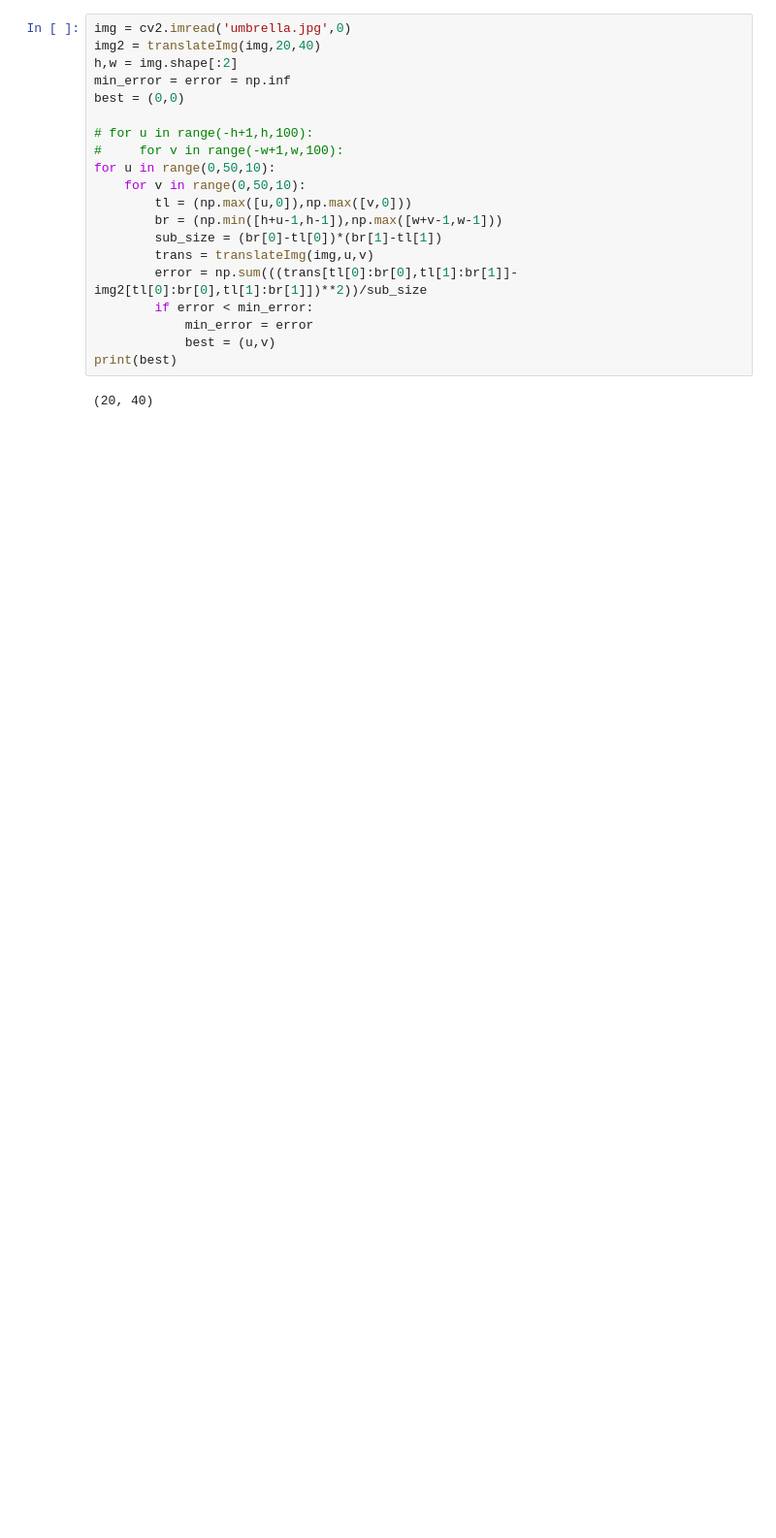
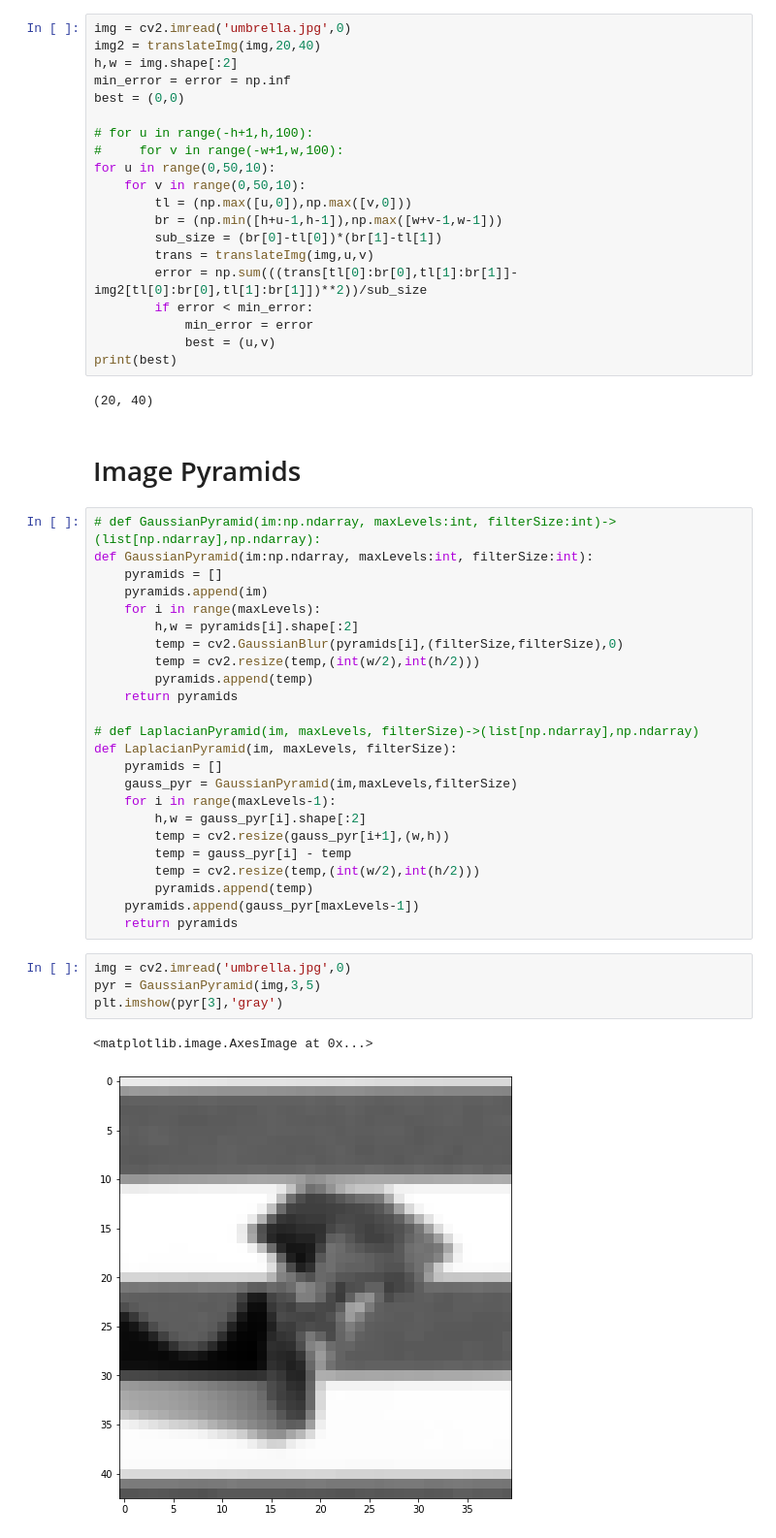
Before and after one commit to JosephGolubchik/cv_e3, a Jupyter notebook: cv_ex3.ipynb, the cells around one changed output. Shown at 97% size. Drawn from its saved outputs; the diff is of its cells as text; blank space fills up the shorter version.

```diff
--- a/cv_ex3.ipynb
+++ b/cv_ex3.ipynb
@@ -129,3 +131,36 @@ for u in range(0,50,10):
 print(best)
 # %% [output]
 (20, 40)
+# %% [markdown]
+# Image Pyramids
+# %%
+# def GaussianPyramid(im:np.ndarray, maxLevels:int, filterSize:int)->(list[np.ndarray],np.ndarray):
+def GaussianPyramid(im:np.ndarray, maxLevels:int, filterSize:int):
+    pyramids = []
+    pyramids.append(im)
+    for i in range(maxLevels):
+        h,w = pyramids[i].shape[:2]
+        temp = cv2.GaussianBlur(pyramids[i],(filterSize,filterSize),0)
+        temp = cv2.resize(temp,(int(w/2),int(h/2)))
+        pyramids.append(temp)
+    return pyramids
+
+# def LaplacianPyramid(im, maxLevels, filterSize)->(list[np.ndarray],np.ndarray)
+def LaplacianPyramid(im, maxLevels, filterSize):
+    pyramids = []
+    gauss_pyr = GaussianPyramid(im,maxLevels,filterSize)
+    for i in range(maxLevels-1):
+        h,w = gauss_pyr[i].shape[:2]
+        temp = cv2.resize(gauss_pyr[i+1],(w,h))
+        temp = gauss_pyr[i] - temp
+        temp = cv2.resize(temp,(int(w/2),int(h/2)))
+        pyramids.append(temp)
+    pyramids.append(gauss_pyr[maxLevels-1])
+    return pyramids
+# %%
+img = cv2.imread('umbrella.jpg',0)
+pyr = GaussianPyramid(img,3,5)
+plt.imshow(pyr[3],'gray')
+# %% [output]
+<matplotlib.image.AxesImage at 0x...>
+[figure, added]
```
Also changed, not shown: parts of 8 cells of this notebook.
